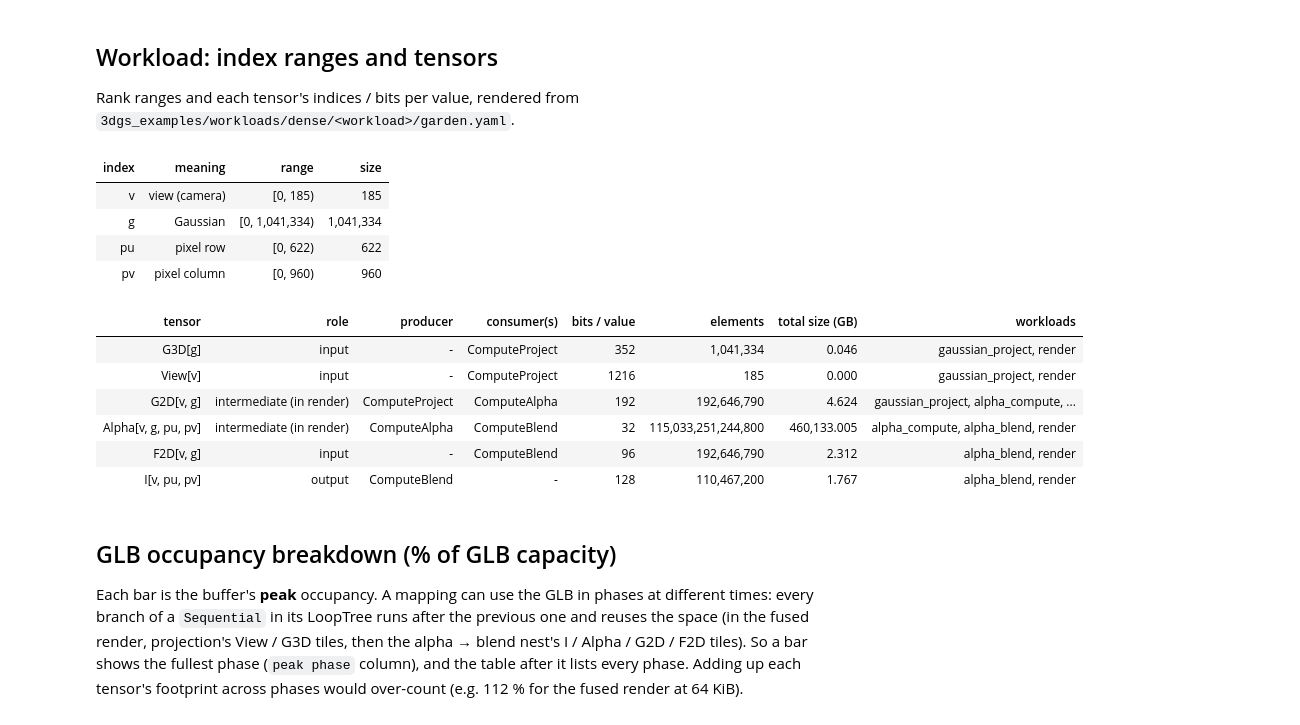
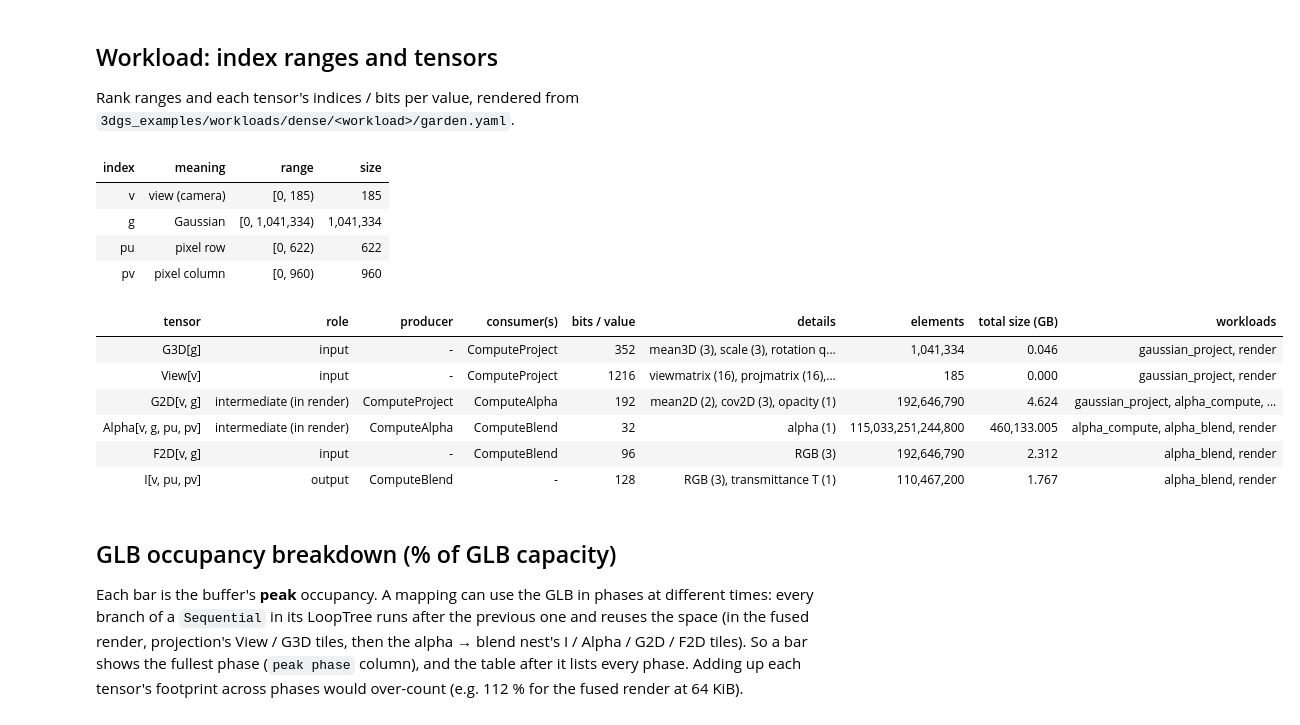
Before and after one commit to Itachi6912110/accelforge, a Jupyter notebook: notebooks/3dgs/dense/basic_arch_analysis.ipynb, the cells around one changed output. Drawn from its saved outputs; the diff is of its cells as text; code cells hidden in the pictures.

Commit message:
basic_arch_analysis.ipynb: 'details' column — per-tensor fields and param counts, checked against bits_per_value

```diff
--- a/notebooks/3dgs/dense/basic_arch_analysis.ipynb
+++ b/notebooks/3dgs/dense/basic_arch_analysis.ipynb
@@ -195,6 +195,16 @@ def load_workload(wl):
 wls = {wl: load_workload(wl) for wl in WORKLOADS}
 space = wls["render"]["iteration_space_shape"]  # superset: all three Einsums
 MEANING = {"v": "view (camera)", "g": "Gaussian", "pu": "pixel row", "pv": "pixel column"}
+# fields of one tensor element, (name, number of 32-bit params); see the workload YAML comments
+DETAILS = {
+    "G3D": [("mean3D", 3), ("scale", 3), ("rotation quaternion", 4), ("opacity", 1)],
+    "View": [("viewmatrix", 16), ("projmatrix", 16), ("W, H", 2), ("tan_fovx, tan_fovy", 2),
+             ("focal_x, focal_y", 2)],
+    "G2D": [("mean2D", 2), ("cov2D", 3), ("opacity", 1)],
+    "Alpha": [("alpha", 1)],
+    "F2D": [("RGB", 3)],
+    "I": [("RGB", 3), ("transmittance T", 1)],
+}
 
 def rank_size(bound):  # "0 <= v < 185" -> 185
     return int(bound.split("<")[-1])
@@ -221,40 +231,45 @@ def role(t):
 tensor_rows = []
 for name, t in tensors.items():
     n = 1
     for r in t["proj"]:
         n *= rank_size(space[r])
     tensor_rows.append({
         "tensor": f"{name}[{', '.join(t['proj'])}]",
         "role": role(t),
         "producer": ", ".join(sorted(t["produced"])) or "-",
         "consumer(s)": ", ".join(sorted(t["consumed"])) or "-",
         "bits / value": t["bits"],
+        "details": ", ".join(f"{f} ({k})" for f, k in DETAILS[name]),
         "elements": n,
         "total size (GB)": n * t["bits"] / 8 / 1e9,
         "workloads": ", ".join(t["workloads"]),
     })
 tensors_df = pd.DataFrame(tensor_rows)
+
+# DETAILS must add up to the YAML's bits_per_value (all fields fp32 / int32)
+for name, t in tensors.items():
+    assert 32 * sum(k for _, k in DETAILS[name]) == t["bits"], (name, DETAILS[name], t["bits"])
 
 # the LoopTree walk above hard-codes these: keep it honest
 assert RANKS == {r: rank_size(b) for r, b in space.items()}
 assert PROJ == {k: v["proj"] for k, v in tensors.items()}
 assert BITS == {k: v["bits"] for k, v in tensors.items()}
 
 display(ranks_df.style.format({"size": "{:,}"}).hide(axis="index"))
 display(tensors_df.style.format({"elements": "{:,}", "total size (GB)": "{:,.3f}"}).hide(axis="index"))
 # %% [output]
 | index | meaning | range | size |
 | v | view (camera) | [0, 185) | 185 |
 | g | Gaussian | [0, 1,041,334) | 1,041,334 |
 | pu | pixel row | [0, 622) | 622 |
 | pv | pixel column | [0, 960) | 960 |
-| tensor | role | producer | consumer(s) | bits / value | elements | total size (GB) | workloads |
-| G3D[g] | input | - | ComputeProject | 352 | 1,041,334 | 0.046 | gaussian_project, render |
-| View[v] | input | - | ComputeProject | 1216 | 185 | 0.000 | gaussian_project, render |
-| G2D[v, g] | intermediate (in render) | ComputeProject | ComputeAlpha | 192 | 192,646,790 | 4.624 | gaussian_project, alpha_compute, ... |
-| Alpha[v, g, pu, pv] | intermediate (in render) | ComputeAlpha | ComputeBlend | 32 | 115,033,251,244,800 | 460,133.005 | alpha_compute, alpha_blend, render |
-| F2D[v, g] | input | - | ComputeBlend | 96 | 192,646,790 | 2.312 | alpha_blend, render |
-| I[v, pu, pv] | output | ComputeBlend | - | 128 | 110,467,200 | 1.767 | alpha_blend, render |
+| tensor | role | producer | consumer(s) | bits / value | details | elements | total size (GB) | workloads |
+| G3D[g] | input | - | ComputeProject | 352 | mean3D (3), scale (3), rotation q... | 1,041,334 | 0.046 | gaussian_project, render |
+| View[v] | input | - | ComputeProject | 1216 | viewmatrix (16), projmatrix (16),... | 185 | 0.000 | gaussian_project, render |
+| G2D[v, g] | intermediate (in render) | ComputeProject | ComputeAlpha | 192 | mean2D (2), cov2D (3), opacity (1) | 192,646,790 | 4.624 | gaussian_project, alpha_compute, ... |
+| Alpha[v, g, pu, pv] | intermediate (in render) | ComputeAlpha | ComputeBlend | 32 | alpha (1) | 115,033,251,244,800 | 460,133.005 | alpha_compute, alpha_blend, render |
+| F2D[v, g] | input | - | ComputeBlend | 96 | RGB (3) | 192,646,790 | 2.312 | alpha_blend, render |
+| I[v, pu, pv] | output | ComputeBlend | - | 128 | RGB (3), transmittance T (1) | 110,467,200 | 1.767 | alpha_blend, render |
 # %% [markdown]
 ## GLB occupancy breakdown (% of GLB capacity)
 
```
